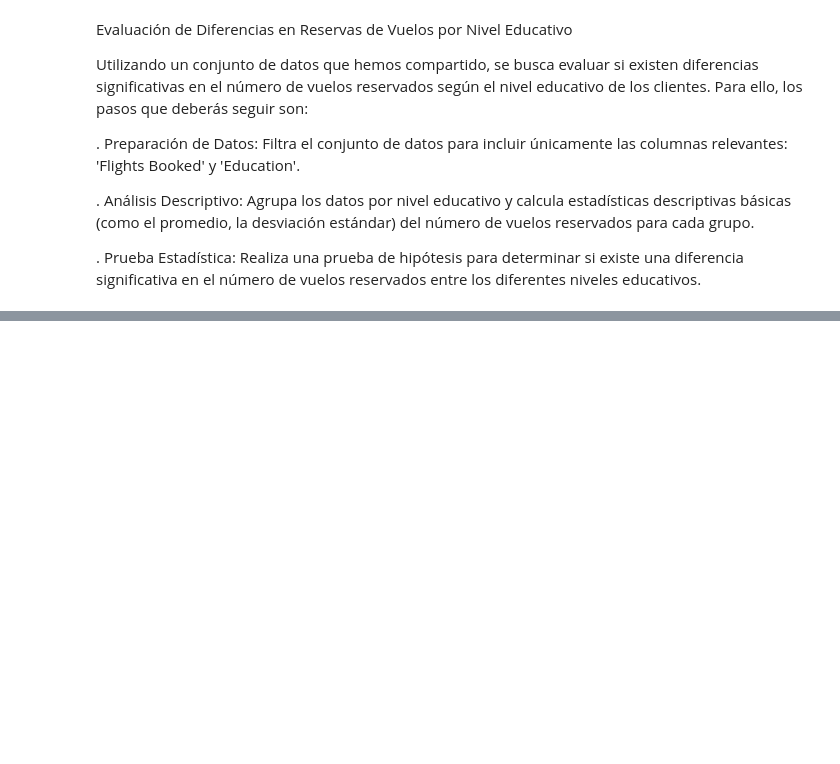
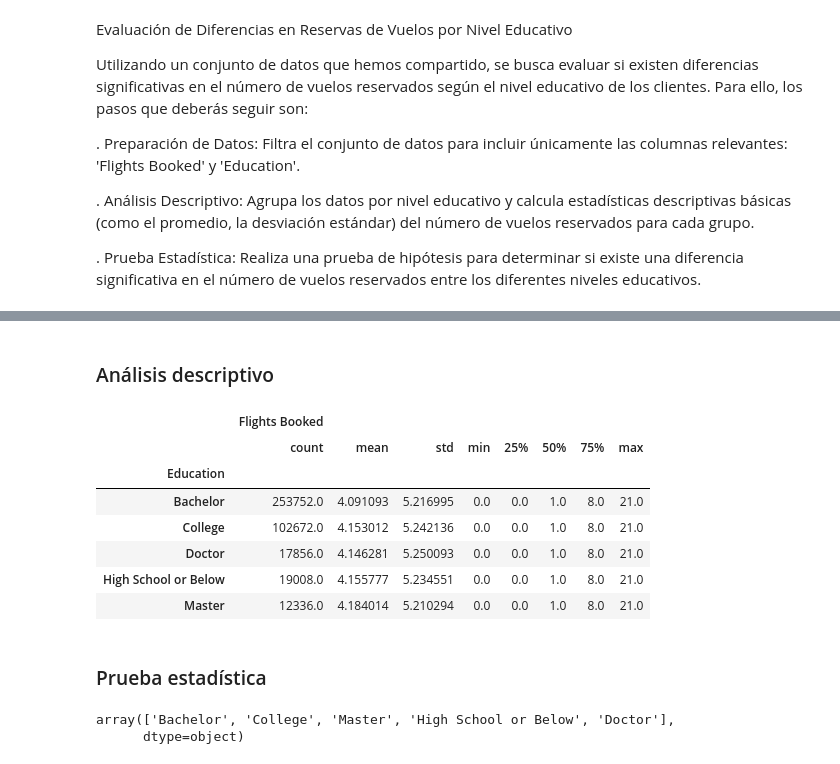
Before and after one commit to Adalab/bda-modulo-3-evaluacion-final-isamanero, a Jupyter notebook: EDA.ipynb, the cells around one changed output, grey strips where cells are left out. Saved outputs shown, nothing was run; the diff lists cells and outputs as text; code cells hidden in the pictures; blank space fills up the shorter version.

```diff
--- a/EDA.ipynb
+++ b/EDA.ipynb
@@ -650,0 +660,6 @@ Evaluación de Diferencias en Reservas de Vuelos por Nivel Educativo
+# %%
+# Utilizamos df_airline
+
+df_bonus=df_airline[['Flights Booked', 'Education']]
+
+df_bonus.head()
@@ -650,0 +673,15 @@ Evaluación de Diferencias en Reservas de Vuelos por Nivel Educativo
+# %% [markdown]
+### Análisis descriptivo
+# %%
+df_bonus.groupby("Education").describe()
+# %% [output]
+|  | Flights Booked |  |  |  |  |  |  |  |
+|  | count | mean | std | min | 25% | 50% | 75% | max |
+| Education |  |  |  |  |  |  |  |  |
+| Bachelor | 253752.0 | 4.091093 | 5.216995 | 0.0 | 0.0 | 1.0 | 8.0 | 21.0 |
+| College | 102672.0 | 4.153012 | 5.242136 | 0.0 | 0.0 | 1.0 | 8.0 | 21.0 |
+| Doctor | 17856.0 | 4.146281 | 5.250093 | 0.0 | 0.0 | 1.0 | 8.0 | 21.0 |
+| High School or Below | 19008.0 | 4.155777 | 5.234551 | 0.0 | 0.0 | 1.0 | 8.0 | 21.0 |
+| Master | 12336.0 | 4.184014 | 5.210294 | 0.0 | 0.0 | 1.0 | 8.0 | 21.0 |
+# %% [markdown]
+### Prueba estadística
@@ -650,0 +768,7 @@ Evaluación de Diferencias en Reservas de Vuelos por Nivel Educativo
+# %%
+# Filtamos por educacion
+
+df_bonus['Education'].unique()
+# %% [output]
+array(['Bachelor', 'College', 'Master', 'High School or Below', 'Doctor'],
+      dtype=object)
```
Also changed, not shown: parts of 7 cells of this notebook.
